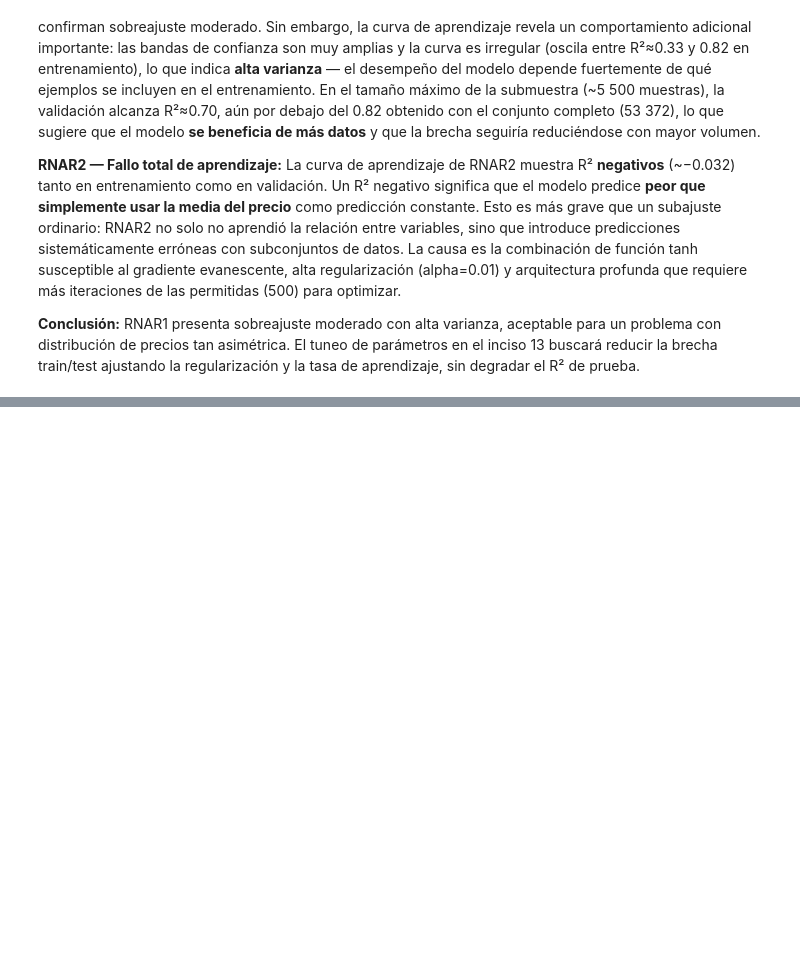
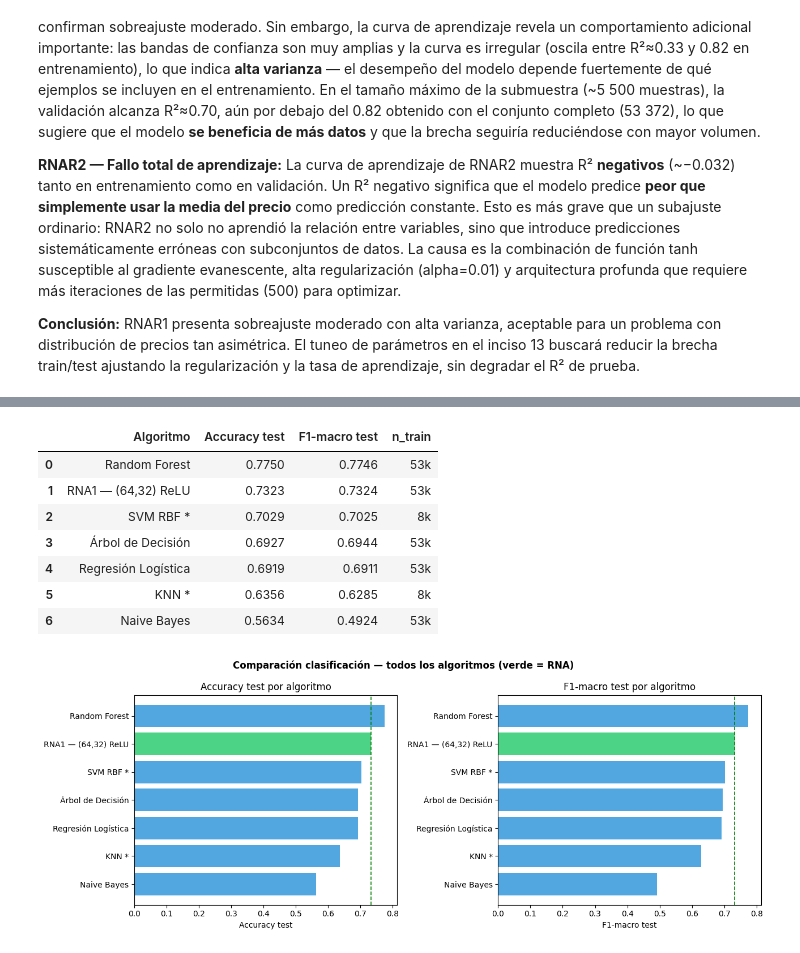
Before and after one commit to nicoCT04/Lab9MD, a Jupyter notebook: lab9.ipynb, the cells around one changed output, grey strips where cells are left out. Saved outputs shown, nothing was run; the diff lists cells and outputs as text; code cells hidden in the pictures; blank space fills up the shorter version.

```diff
--- a/lab9.ipynb
+++ b/lab9.ipynb
@@ -1580,0 +1749,44 @@ La curva de aprendizaje de RNAR2 muestra R² **negativos** (~−0.032) tanto en
+# %%
+comp_clf = pd.DataFrame({
+    "Algoritmo"       : ["Random Forest", "RNA1 — (64,32) ReLU",
+                          "SVM RBF *", "Árbol de Decisión",
+                          "Regresión Logística", "KNN *", "Naive Bayes"],
+    "Accuracy test"   : [0.7750, 0.7323, 0.7029, 0.6927, 0.6919, 0.6356, 0.5634],
+    "F1-macro test"   : [0.7746, 0.7324, 0.7025, 0.6944, 0.6911, 0.6285, 0.4924],
+    "n_train"          : ["53k", "53k", "8k", "53k", "53k", "8k", "53k"],
+}).sort_values("Accuracy test", ascending=False).reset_index(drop=True)
+
+display(comp_clf)
+
+fig, axes = plt.subplots(1, 2, figsize=(13, 5))
+
+colores_c = ["#2ecc71" if "RNA" in a else "#3498db" for a in comp_clf["Algoritmo"]]
+
+axes[0].barh(comp_clf["Algoritmo"][::-1], comp_clf["Accuracy test"][::-1],
+             color=colores_c[::-1], alpha=0.85)
+axes[0].axvline(comp_clf.loc[comp_clf["Algoritmo"].str.contains("RNA"), "Accuracy test"].values[0],
+                color="green", linestyle="--", linewidth=1.2)
+axes[0].set_xlabel("Accuracy test")
+axes[0].set_title("Accuracy test por algoritmo")
+
+axes[1].barh(comp_clf["Algoritmo"][::-1], comp_clf["F1-macro test"][::-1],
+             color=colores_c[::-1], alpha=0.85)
+axes[1].axvline(comp_clf.loc[comp_clf["Algoritmo"].str.contains("RNA"), "F1-macro test"].values[0],
+                color="green", linestyle="--", linewidth=1.2)
+axes[1].set_xlabel("F1-macro test")
+axes[1].set_title("F1-macro test por algoritmo")
+
+plt.suptitle("Comparación clasificación — todos los algoritmos (verde = RNA)",
+             fontweight="bold")
+plt.tight_layout()
+plt.show()
+# %% [output]
+|  | Algoritmo | Accuracy test | F1-macro test | n_train |
+| 0 | Random Forest | 0.7750 | 0.7746 | 53k |
+| 1 | RNA1 — (64,32) ReLU | 0.7323 | 0.7324 | 53k |
+| 2 | SVM RBF * | 0.7029 | 0.7025 | 8k |
+| 3 | Árbol de Decisión | 0.6927 | 0.6944 | 53k |
+| 4 | Regresión Logística | 0.6919 | 0.6911 | 53k |
+| 5 | KNN * | 0.6356 | 0.6285 | 8k |
+| 6 | Naive Bayes | 0.5634 | 0.4924 | 53k |
+[figure, added]
```
Also changed, not shown: parts of 20 cells of this notebook.
